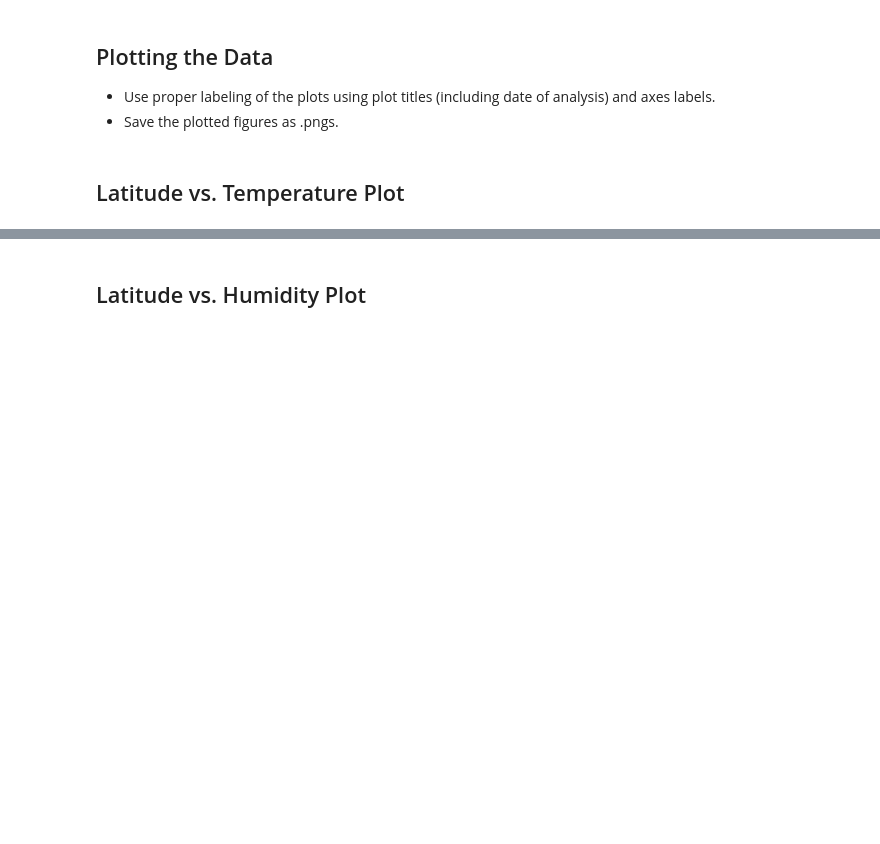
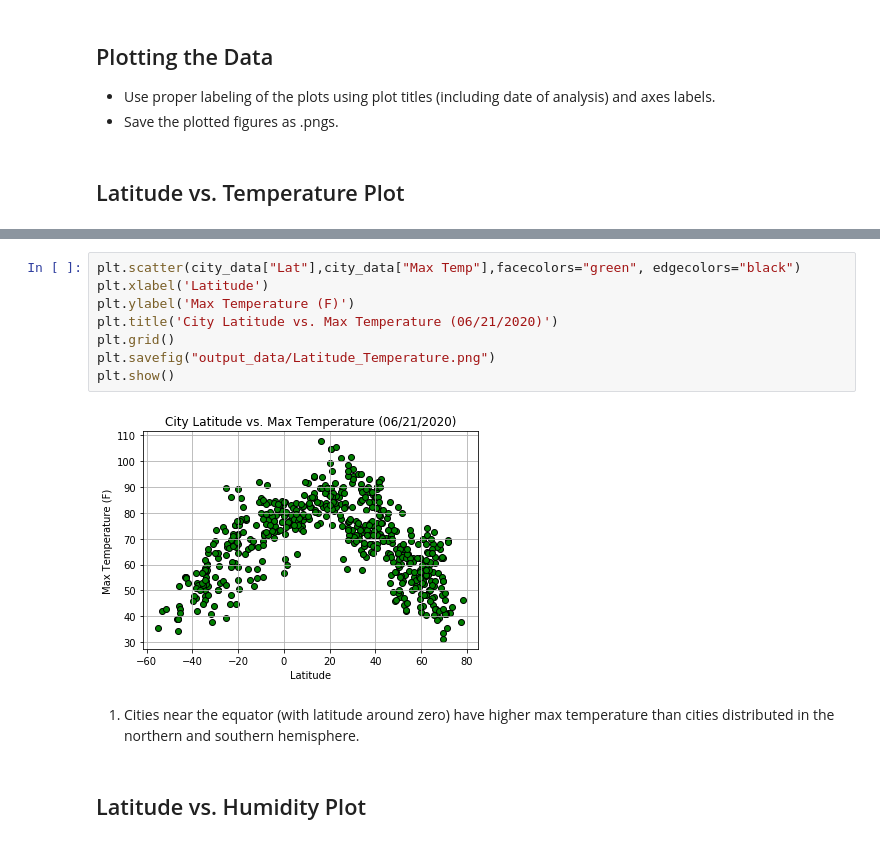
Before and after one commit to braden77/Python-API-Challenge, a Jupyter notebook: WeatherPy/WeatherPy.ipynb, the cells around one changed output, grey strips where cells are left out. Cells and saved outputs as stored; diff of their text form; blank space fills up the shorter version.

```diff
--- a/WeatherPy/WeatherPy.ipynb
+++ b/WeatherPy/WeatherPy.ipynb
@@ -191,2 +171,14 @@ Int64Index([], dtype='int64')
+# %%
+plt.scatter(city_data["Lat"],city_data["Max Temp"],facecolors="green", edgecolors="black")
+plt.xlabel('Latitude')
+plt.ylabel('Max Temperature (F)')
+plt.title('City Latitude vs. Max Temperature (06/21/2020)')
+plt.grid()
+plt.savefig("output_data/Latitude_Temperature.png")
+plt.show()
+# %% [output]
+[figure, added]
+# %% [markdown]
+1. Cities near the equator (with latitude around zero) have higher max temperature than cities distributed in the northern and southern hemisphere.
 # %% [markdown]
 ## Latitude vs. Humidity Plot
```
Also changed, not shown: parts of 47 cells of this notebook, 9 other files.
